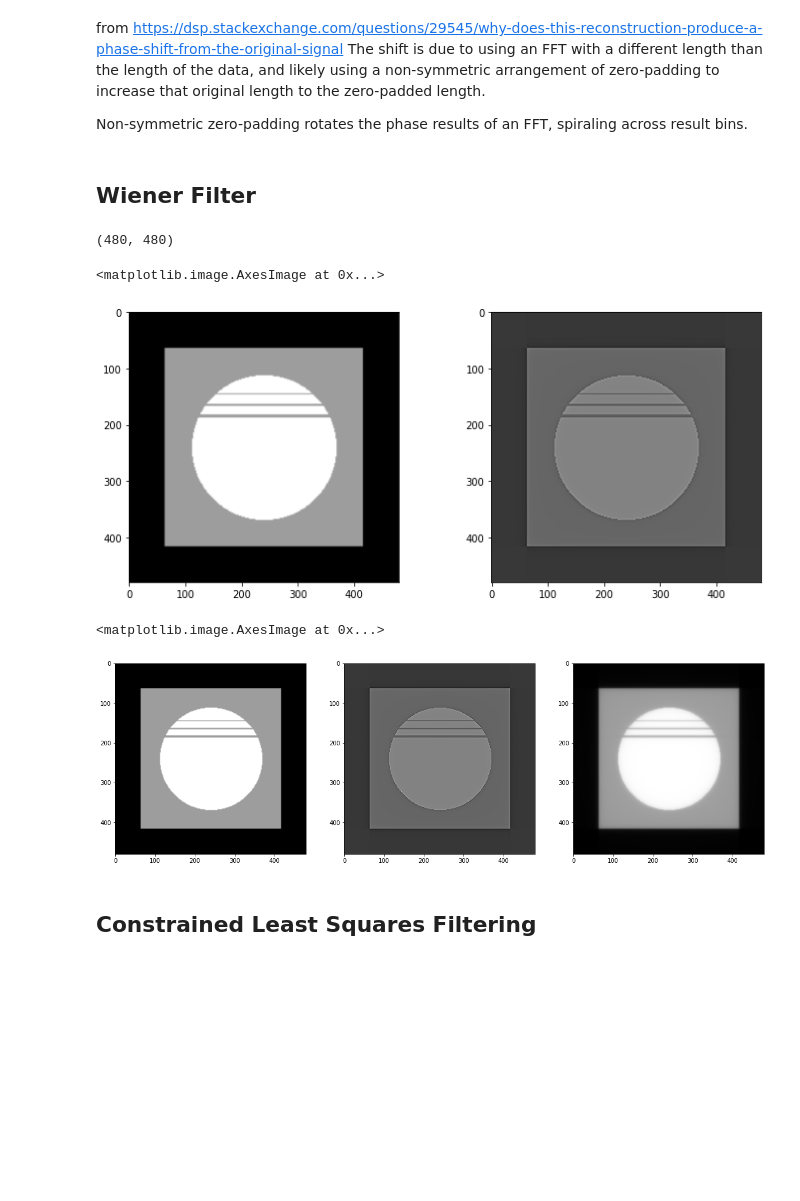
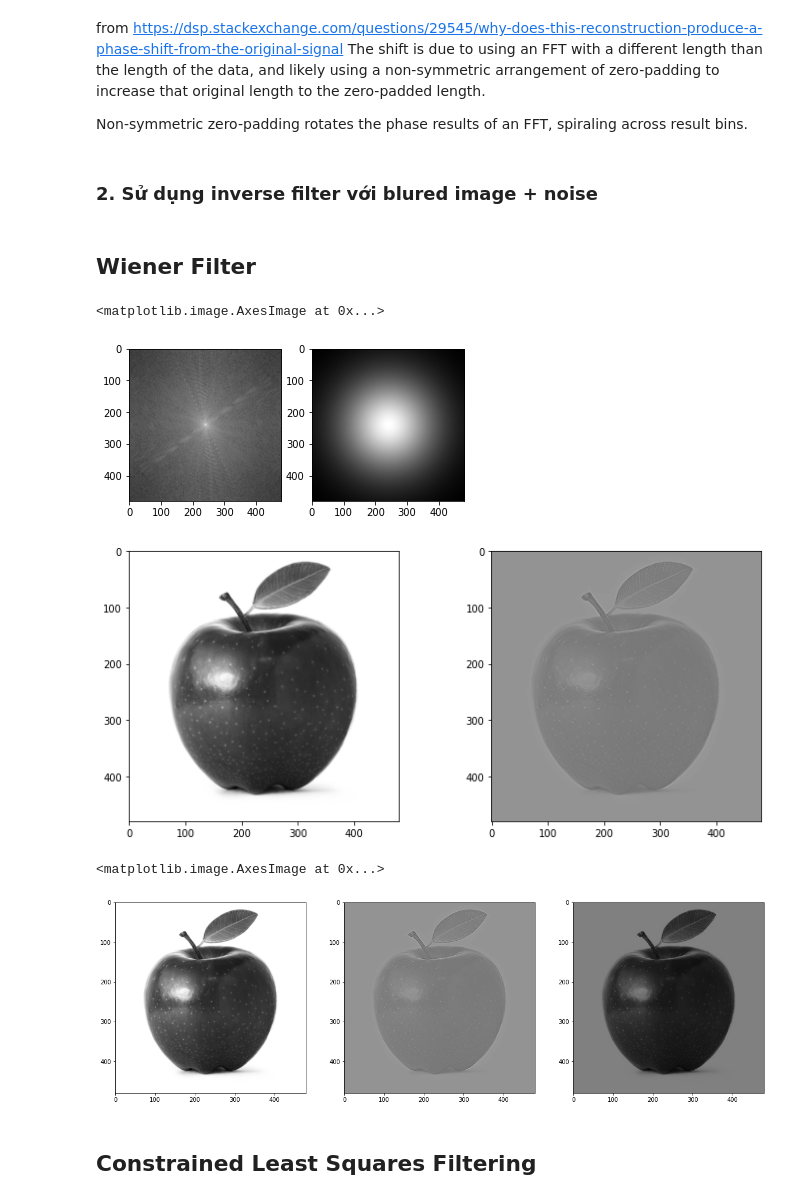
Before and after one commit to alonet14/image_processing, a Jupyter notebook: restore_image.ipynb, the cells around one changed output. Cells and saved outputs as stored; diff of their text form; code cells hidden in the pictures; blank space fills up the shorter version.

Commit message:
eval wiener

```diff
--- a/restore_image.ipynb
+++ b/restore_image.ipynb
@@ -62,3 +46,10 @@ plt.axis('off')
+# %%
+import cv2
+from config import Flag
+
+prefix = Flag.image_origin
+file_name = prefix / 'banana.jpg'
+im = cv2.imread(str(file_name),0)
 # %%
 f = cv2.imread(str(file_name),0)
 f = cv2.resize(f, (480, 480))
@@ -115,41 +119,52 @@ from https://dsp.stackexchange.com/questions/29545/why-does-this-reconstruction-
 The shift is due to using an FFT with a different length than the length of the data, and likely using a non-symmetric arrangement of zero-padding to increase that original length to the zero-padded length.
 
 Non-symmetric zero-padding rotates the phase results of an FFT, spiraling across result bins.
+# %% [markdown]
+### 2. Sử dụng inverse filter với blured image + noise
 # %% [markdown]
 ## Wiener Filter
 # %%
-f2 = cv2.imread(str(file_name),0)
-f2 = cv2.resize(f2, (480, 480))
-h = gaussian_kernel(k=11, sigma=3)
+file_name = prefix / 'apple.jpg'
+f_wiener = cv2.imread(str(file_name),0)
+f_wiener = cv2.resize(f_wiener, (480, 480))
 
-a = int(f.shape[0]//2 - h.shape[0]//2)
-h_pad = np.pad(h, (a,a-1), 'constant', constant_values=(0))
+# h = gaussian_kernel(k=11, sigma=3)
+# a = int(f.shape[0]//2 - h.shape[0]//2)
+# h_pad = np.pad(h, (a,a-1), 'constant', constant_values=(0))
 
-F = fftn(f2)
+F = fftn(f_wiener)
 H = degradation_function(f.shape[0], f.shape[1], 0.00025)
-print(f.shape)
 G = np.multiply(F,H)
+
+plt.subplot(121)
+plt.imshow(fftshift(np.log(np.abs(F)+1)), cmap="gray")
+plt.subplot(122)
+# plt.imshow(np.log(np.abs(H)+1), cmap="gray")
+plt.imshow(H, cmap="gray")
+
 g = (ifftn(G).real)
+
 plt.figure(figsize=(12, 5))
 plt.subplot(121)
-plt.imshow(f2, cmap='gray')
+plt.imshow(f_wiener, cmap='gray')
 plt.subplot(122)
 plt.imshow(g, cmap='gray')
 # %% [output]
-(480, 480)
+<matplotlib.image.AxesImage at 0x...>
-<matplotlib.image.AxesImage at 0x...>
-[figure, old version]
+[figure, new version]
+[figure, added]
 # %%
-K = 0.0006
+K = 0.025
+K_degradation = 0.00025
 # plt.imshow(g, cmap='gray')
 im_noise = np.copy(g)
 G_wiener = fftn(im_noise)
-h_wiener = gaussian_kernel(k=9,sigma = 2)
+# h_wiener = gaussian_kernel(k=9,sigma = 2)
 
 #bien doi ham degradation sang mien tan
-h_wiener_pad = np.zeros(im_noise.shape)
-h_wiener_pad[:h_wiener.shape[0], :h_wiener.shape[1]] = np.copy(h_wiener)
-H_wiener = degradation_function(f.shape[0], f.shape[1], K)
+# h_wiener_pad = np.zeros(im_noise.shape)
+# h_wiener_pad[:h_wiener.shape[0], :h_wiener.shape[1]] = np.copy(h_wiener)
+H_wiener = degradation_function(f.shape[0], f.shape[1], K_degradation)
 
 #wiener function
 weiner_term = (abs(H_wiener)**2)/(abs(H_wiener)**2 + K)
@@ -161,14 +176,14 @@ restored = abs(f_hat)
 #plot fig
 plt.figure(figsize=(20,12))
 plt.subplot(131)
-plt.imshow(f2, cmap='gray')
+plt.imshow(f_wiener, cmap='gray')
 plt.subplot(132)
 plt.imshow(im_noise, cmap='gray')
 plt.subplot(133)
 plt.imshow(restored, cmap='gray')
 # %% [output]
 <matplotlib.image.AxesImage at 0x...>
-[figure, old version]
+[figure, new version]
 # %% [markdown]
 ## Constrained Least Squares Filtering
 # %% [markdown]
```
Also changed, not shown: parts of 8 cells of this notebook, 2 other files.
